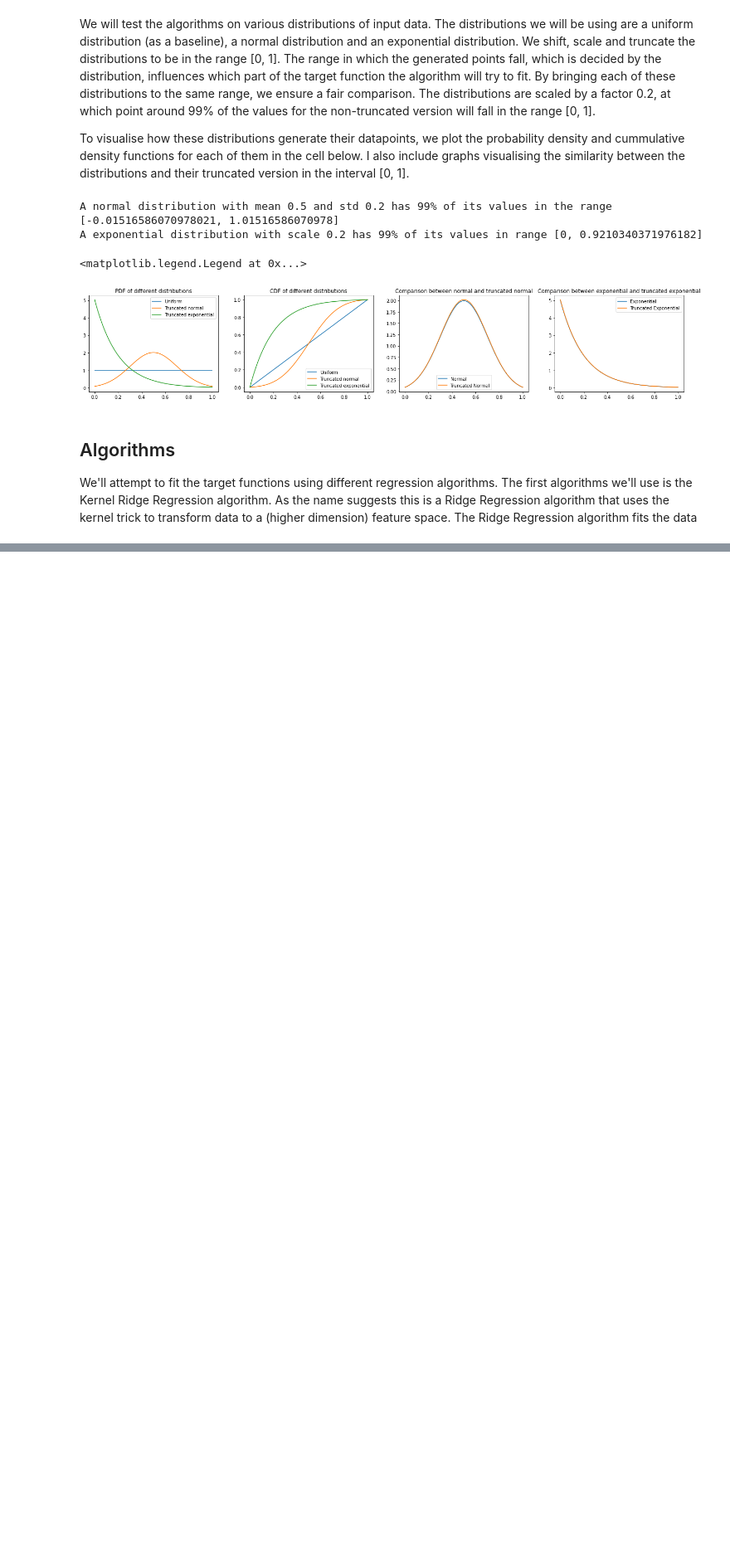
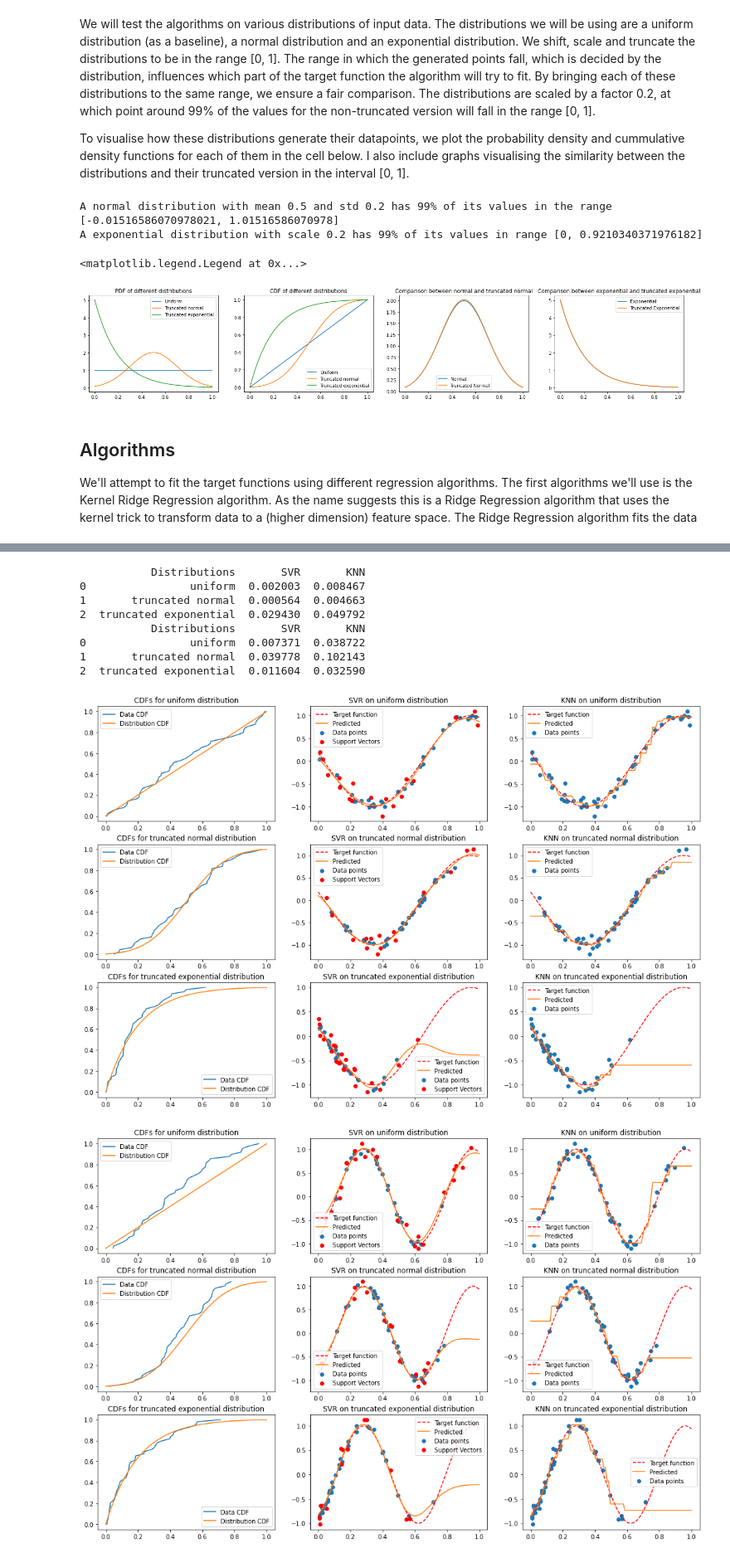
Before and after one commit to OlivierDelattre/SFoML_project, a Jupyter notebook: project.ipynb, the cells around one changed output, grey strips where cells are left out. Shown: that part at 83% size. Cells and saved outputs as stored; diff of their text form; code cells hidden in the pictures; blank space fills up the shorter version.

```diff
--- a/project.ipynb
+++ b/project.ipynb
@@ -332,0 +372,18 @@ x_test[np.where([bool(x in support_vectors) for x in x_test])]
+# %%
+test = [result['truncated normal'] for result in results]
+min_svr = np.argmin([result['svr_score'] for result in test])
+plot_iteration_results(results[min_svr])
+
+max_svr = np.argmax([result['svr_score'] for result in test])
+plot_iteration_results(results[max_svr])
+# %% [output]
+           Distributions       SVR       KNN
+0                uniform  0.002003  0.008467
+1       truncated normal  0.000564  0.004663
+2  truncated exponential  0.029430  0.049792
+           Distributions       SVR       KNN
+0                uniform  0.007371  0.038722
+1       truncated normal  0.039778  0.102143
+2  truncated exponential  0.011604  0.032590
+[figure, added]
+[figure, added]
```
Also changed, not shown: parts of 11 cells of this notebook.
